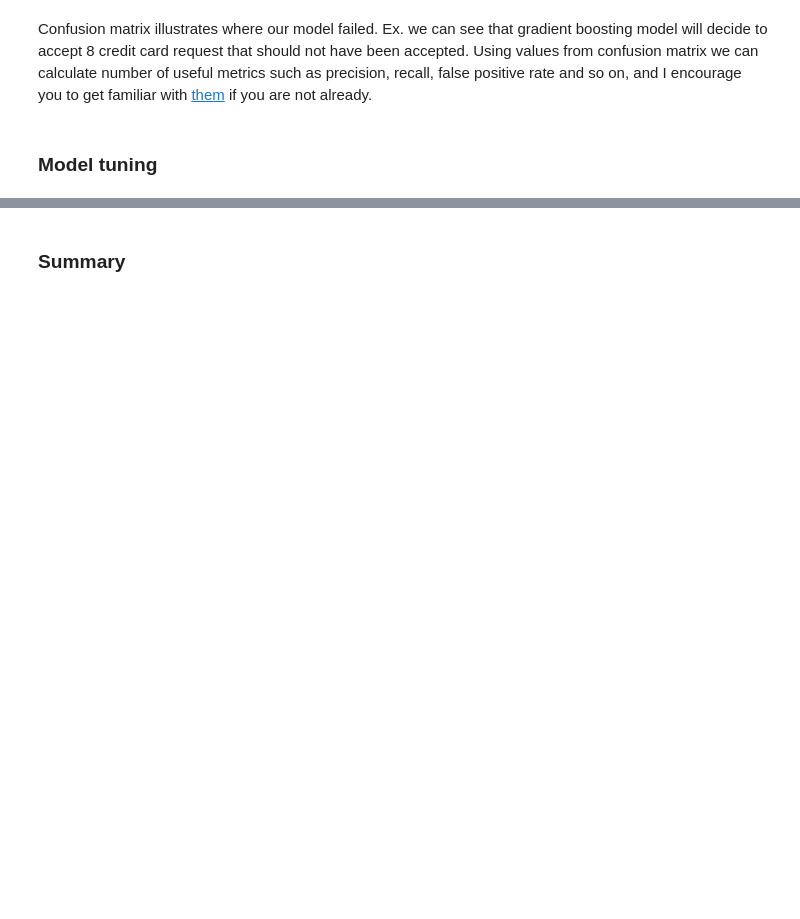
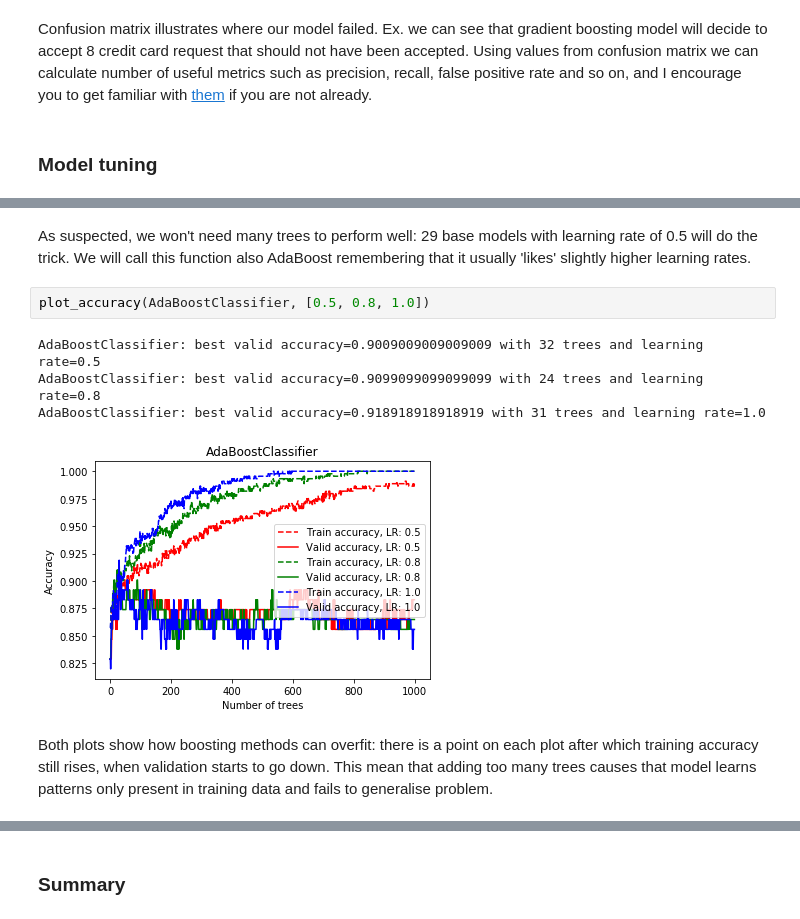
Before and after one commit to stxnext/ml-from-woods, a Jupyter notebook: notebook.ipynb, the cells around one changed output, grey strips where cells are left out. Saved outputs shown, nothing was run; the diff lists cells and outputs as text; blank space fills up the shorter version.

```diff
--- a/notebook.ipynb
+++ b/notebook.ipynb
@@ -188,0 +258,12 @@ Confusion matrix illustrates where our model failed. Ex. we can see that gradien
+# %% [markdown]
+As suspected, we won't need many trees to perform well: 29 base models with learning rate of 0.5 will do the trick.
+We will call this function also AdaBoost remembering that it usually 'likes' slightly higher learning rates.
+# %%
+plot_accuracy(AdaBoostClassifier, [0.5, 0.8, 1.0])
+# %% [output]
+AdaBoostClassifier: best valid accuracy=0.9009009009009009 with 32 trees and learning rate=0.5
+AdaBoostClassifier: best valid accuracy=0.9099099099099099 with 24 trees and learning rate=0.8
+AdaBoostClassifier: best valid accuracy=0.918918918918919 with 31 trees and learning rate=1.0
+[figure, added]
+# %% [markdown]
+Both plots show how boosting methods can overfit: there is a point on each plot after which training accuracy still rises, when validation starts to go down. This mean that adding too many trees causes that model learns patterns only present in training data and fails to generalise problem.
```
Also changed, not shown: parts of 31 cells of this notebook.
